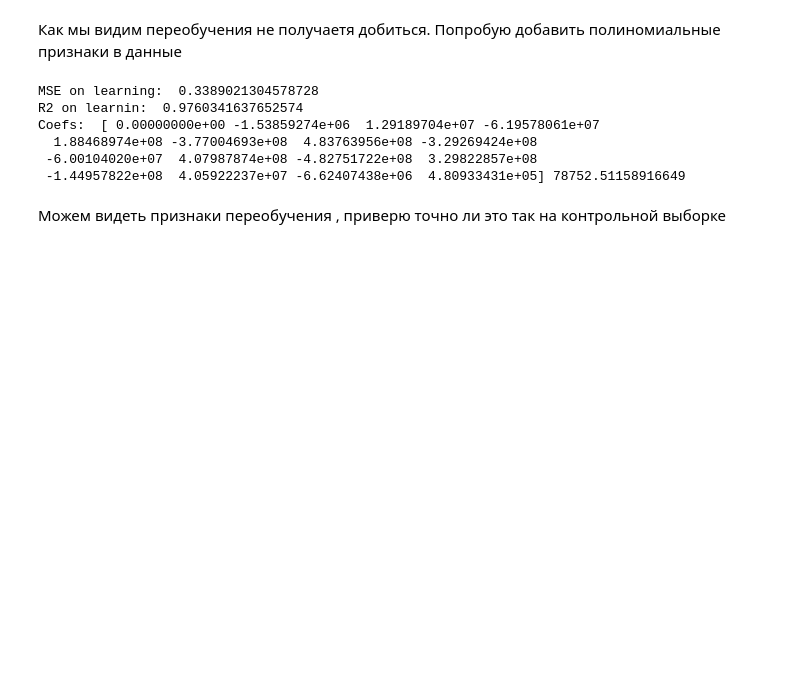
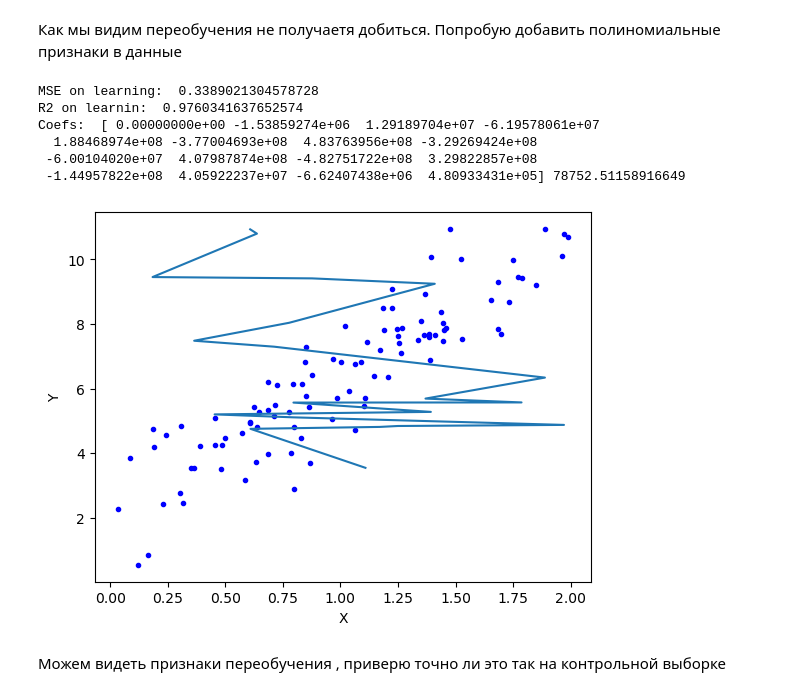
Before and after one commit to KorolevIvanMi/ML, a Jupyter notebook: practic/dz1_1.ipynb, the cells around one changed output. Cells and saved outputs as stored; diff of their text form; code cells hidden in the pictures; blank space fills up the shorter version.

```diff
--- a/practic/dz1_1.ipynb
+++ b/practic/dz1_1.ipynb
@@ -97,6 +97,14 @@ Coefs:  [ 0.00000000e+00 -1.53859274e+06  1.29189704e+07 -6.19578061e+07
   1.88468974e+08 -3.77004693e+08  4.83763956e+08 -3.29269424e+08
  -6.00104020e+07  4.07987874e+08 -4.82751722e+08  3.29822857e+08
  -1.44957822e+08  4.05922237e+07 -6.62407438e+06  4.80933431e+05] 78752.51158916649
+# %%
+plt.plot(x,y, "b.")
+plt.plot(X_learn, sorted(y_pred))
+plt.xlabel("X")
+plt.ylabel("Y")
+plt.show()
+# %% [output]
+[figure, added]
 # %% [markdown]
 Можем видеть признаки переобучения , приверю точно ли это так на контрольной выборке
 # %%
```
Also changed, not shown: 1 other file.
